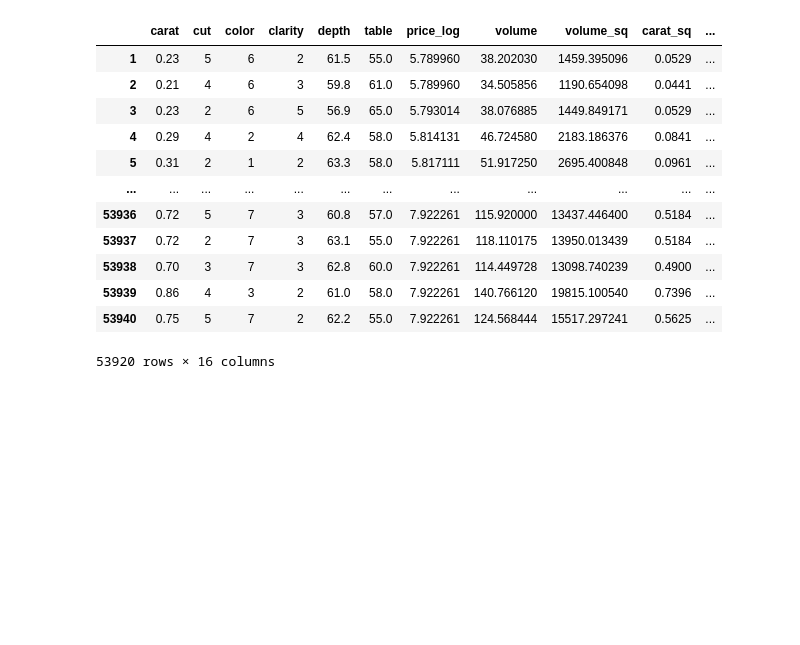
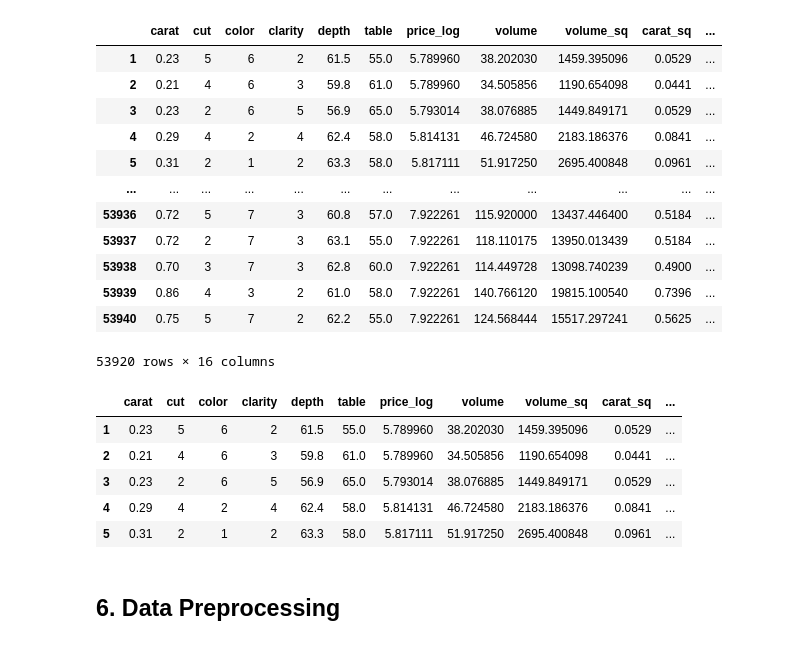
Before and after one commit to QuachGHuy/polynomial-ridge-regression-diamond-prices, a Jupyter notebook: notebook/experiment.ipynb, the cells around one changed output. Drawn from its saved outputs; the diff is of its cells as text; code cells hidden in the pictures; blank space fills up the shorter version.

Commit message:
exp: feature engineering & data preprocessing

```diff
--- a/notebook/experiment.ipynb
+++ b/notebook/experiment.ipynb
@@ -314,3 +314,14 @@ add_interaction_features(df_poly, "carat", interaction_features)
 | 53939 | 0.86 | 4 | 3 | 2 | 61.0 | 58.0 | 7.922261 | 140.766120 | 19815.100540 | 0.7396 | ... |
 | 53940 | 0.75 | 5 | 7 | 2 | 62.2 | 55.0 | 7.922261 | 124.568444 | 15517.297241 | 0.5625 | ... |
 53920 rows × 16 columns
+# %%
+df_poly.head()
+# %% [output]
+|  | carat | cut | color | clarity | depth | table | price_log | volume | volume_sq | carat_sq | ... |
+| 1 | 0.23 | 5 | 6 | 2 | 61.5 | 55.0 | 5.789960 | 38.202030 | 1459.395096 | 0.0529 | ... |
+| 2 | 0.21 | 4 | 6 | 3 | 59.8 | 61.0 | 5.789960 | 34.505856 | 1190.654098 | 0.0441 | ... |
+| 3 | 0.23 | 2 | 6 | 5 | 56.9 | 65.0 | 5.793014 | 38.076885 | 1449.849171 | 0.0529 | ... |
+| 4 | 0.29 | 4 | 2 | 4 | 62.4 | 58.0 | 5.814131 | 46.724580 | 2183.186376 | 0.0841 | ... |
+| 5 | 0.31 | 2 | 1 | 2 | 63.3 | 58.0 | 5.817111 | 51.917250 | 2695.400848 | 0.0961 | ... |
+# %% [markdown]
+## 6. Data Preprocessing
```
Also changed, not shown: parts of 12 cells of this notebook.
